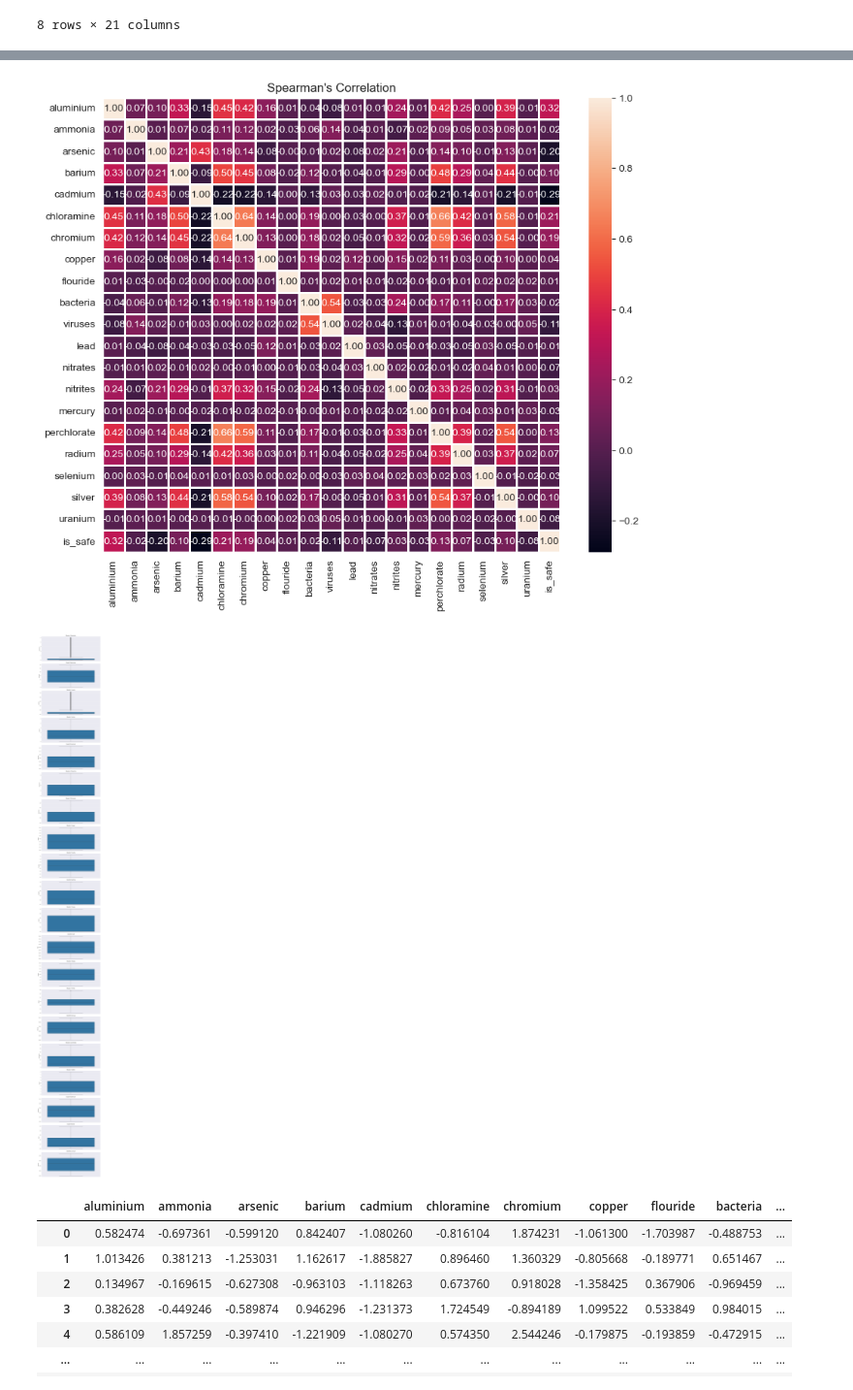
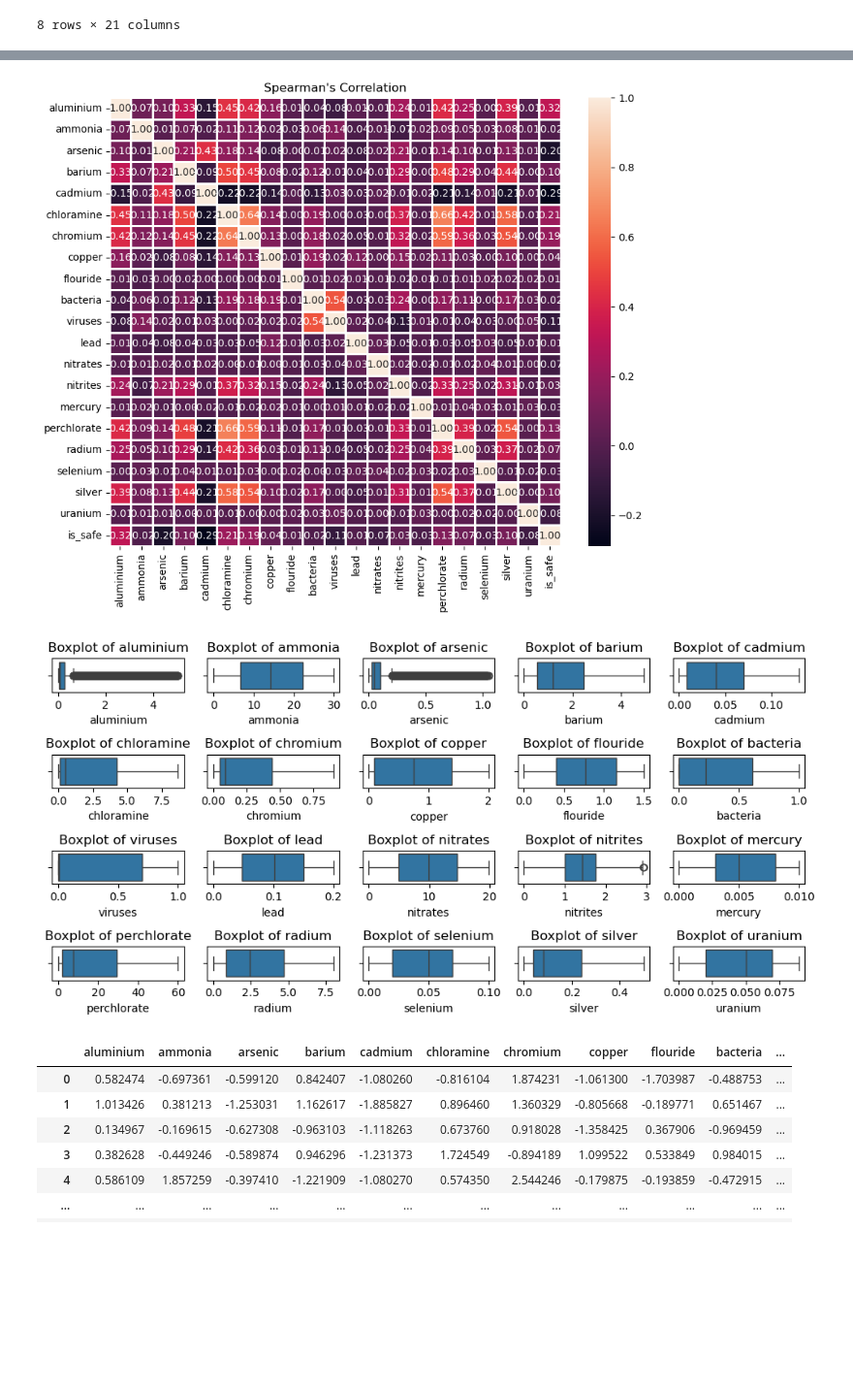
Before and after one commit to 00VALAK00/Water-potabitity, a Jupyter notebook: water_potability.ipynb, the cells around one changed output, grey strips where cells are left out. Shown at 97% size. Cells and saved outputs as stored; diff of their text form; code cells hidden in the pictures; blank space fills up the shorter version.

```diff
--- a/water_potability.ipynb
+++ b/water_potability.ipynb
@@ -40,6 +32,6 @@ DONE
 # %%
 data_file="waterQuality1.csv"
-df=pd.read_csv(data_file,delimiter=",",)
+df=pd.read_csv(data_file,encoding="utf-8")
 # %%
 df.head(3)
 # %% [output]
@@ -94,0 +69,13 @@ df.duplicated().sum()
+# %%
+# distribution of data
+
+fig,axes=plt.subplots(nrows=5,ncols=4,figsize=(15, 15))
+
+for i,col in enumerate(df.columns[:-1]):
+    row = i // 4
+    colnum = i % 4
+    axes[row,colnum].hist(x=df[col].to_numpy(),bins=35)
+    axes[row,colnum].set_title(f'{col} distribution')
+
+plt.tight_layout()
+plt.show()
@@ -128,15 +117,18 @@ sns.heatmap(Spearman_corr,annot=True,fmt='.2f', linewidths=1)
 plt.title("Spearman's Correlation")
 plt.show()
 # %% [output]
-[figure, old version]
+[figure, new version]
 # %%
 # checking for outliers
-fig,axes=plt.subplots(ncols=1,nrows=df.shape[1]-1,figsize=(10,df.shape[1] * 4))
+fig,axes=plt.subplots(ncols=5,nrows=4,figsize=(10,5))
 for i,column in enumerate(df.columns[:-1]):
-    sns.boxplot(df[column],ax=axes[i])
-    axes[i].set_title(f'Boxplot of {column}')
+    row = i // 5
+    col = i % 5
+    sns.boxplot(x=df[column], ax=axes[row, col])
+
+    axes[row, col].set_title(f'Boxplot of {column}')
 plt.tight_layout()
 plt.show()
 # %% [output]
-[figure, old version]
+[figure, new version]
 # %%
```
Also changed, not shown: parts of 40 cells of this notebook, 4 other files.
